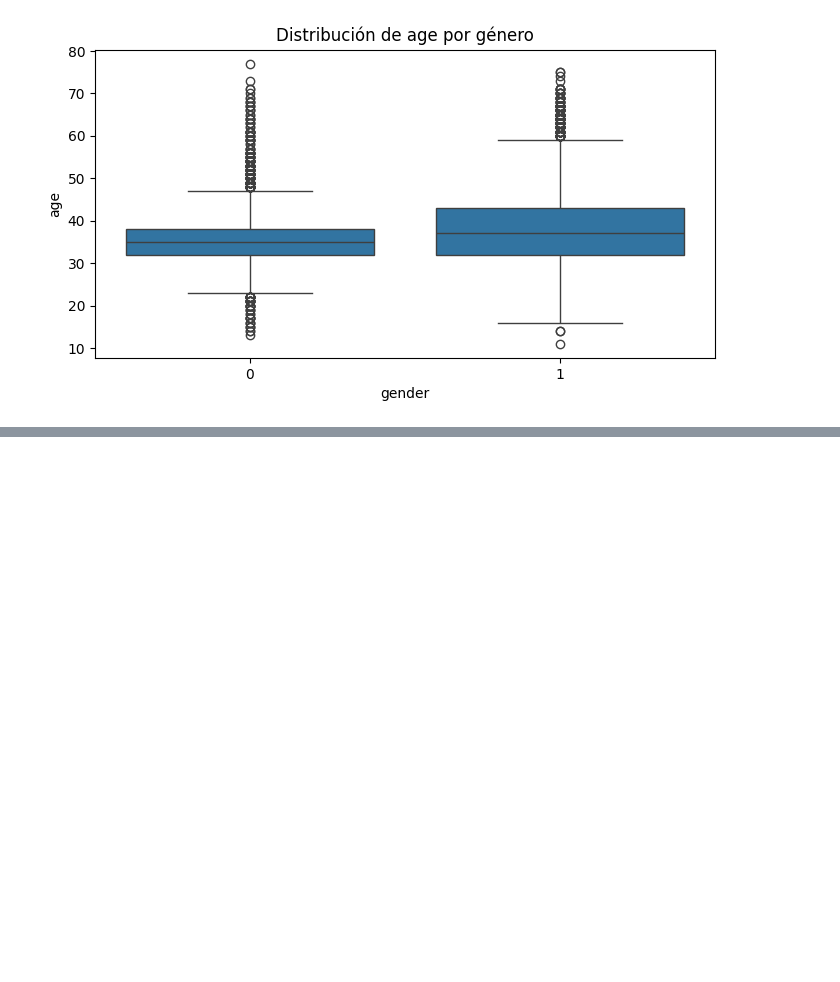
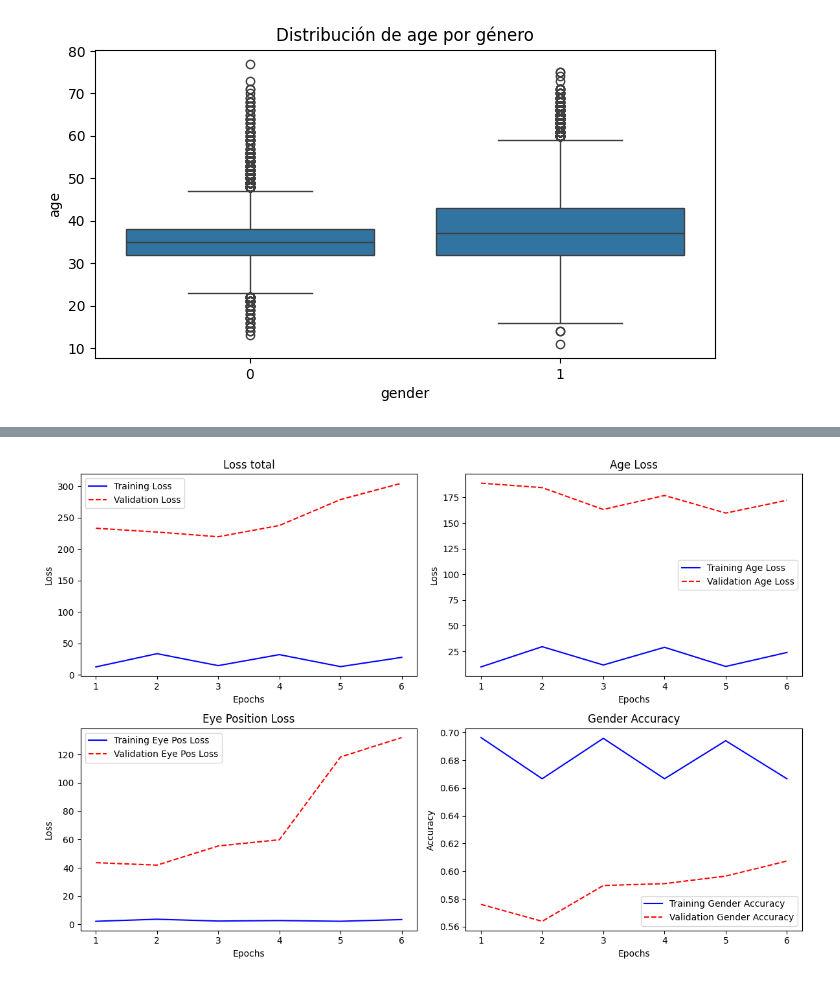
Before and after one commit to Alba251/face_detection, a Jupyter notebook: main.ipynb, the cells around one changed output, grey strips where cells are left out. Drawn from its saved outputs; the diff is of its cells as text; code cells hidden in the pictures; blank space fills up the shorter version.

```diff
--- a/main.ipynb
+++ b/main.ipynb
@@ -167,14 +149,13 @@ val_dataset = create_tf_dataset(images_val, genders_val, ages_val, eyes_val)
 test_dataset = create_tf_dataset(images_test, genders_test, ages_test, eyes_test)
 
 #AÑADE BATCH Y PREFETCH PARA MEJORAR EL RENDIMIENTO
-#BATCH_SIZE = 32
+BATCH_SIZE = 32
 
-#train_dataset = train_dataset.batch(BATCH_SIZE).prefetch(tf.data.AUTOTUNE)
-#val_dataset = val_dataset.batch(BATCH_SIZE).prefetch(tf.data.AUTOTUNE)
-#test_dataset = test_dataset.batch(BATCH_SIZE).prefetch(tf.data.AUTOTUNE)
+train_dataset = train_dataset.batch(BATCH_SIZE).prefetch(tf.data.AUTOTUNE)
+val_dataset = val_dataset.batch(BATCH_SIZE).prefetch(tf.data.AUTOTUNE)
+test_dataset = test_dataset.batch(BATCH_SIZE).prefetch(tf.data.AUTOTUNE)
 
 
 # Forzar una pequeña iteración para probar el generador
 for img, label in train_dataset.take(5):
-    print(label)
     pass  # solo itera, el print ya está en load_and_preprocess_image
@@ -221,10 +198,0 @@ model.compile(
-# %%
-#ENTRENAMOS EL MODELO
-
-history = model.fit(
-    train_dataset.batch(32).prefetch(tf.data.AUTOTUNE),
-    validation_data=val_dataset.batch(32).prefetch(tf.data.AUTOTUNE),
-    epochs=10
-)
-
-model.evaluate(test_dataset.batch(32))
@@ -233,0 +244,48 @@ KeyboardInterrupt:
+# %%
+def plot_training_history(history):
+    epochs = range(1, len(history.history['loss']) + 1)
+
+    # Plot loss total vs val_loss
+    plt.figure(figsize=(12, 8))
+    plt.subplot(2, 2, 1)
+    plt.plot(epochs, history.history['loss'], 'b-', label='Training Loss')
+    plt.plot(epochs, history.history['val_loss'], 'r--', label='Validation Loss')
+    plt.title('Loss total')
+    plt.xlabel('Epochs')
+    plt.ylabel('Loss')
+    plt.legend()
+
+    # Plot age_loss vs val_age_loss
+    plt.subplot(2, 2, 2)
+    plt.plot(epochs, history.history['age_loss'], 'b-', label='Training Age Loss')
+    plt.plot(epochs, history.history['val_age_loss'], 'r--', label='Validation Age Loss')
+    plt.title('Age Loss')
+    plt.xlabel('Epochs')
+    plt.ylabel('Loss')
+    plt.legend()
+
+    # Plot eye_pos_loss vs val_eye_pos_loss
+    plt.subplot(2, 2, 3)
+    plt.plot(epochs, history.history['eye_pos_loss'], 'b-', label='Training Eye Pos Loss')
+    plt.plot(epochs, history.history['val_eye_pos_loss'], 'r--', label='Validation Eye Pos Loss')
+    plt.title('Eye Position Loss')
+    plt.xlabel('Epochs')
+    plt.ylabel('Loss')
+    plt.legend()
+
+    # Plot gender_accuracy vs val_gender_accuracy
+    plt.subplot(2, 2, 4)
+    plt.plot(epochs, history.history['gender_accuracy'], 'b-', label='Training Gender Accuracy')
+    plt.plot(epochs, history.history['val_gender_accuracy'], 'r--', label='Validation Gender Accuracy')
+    plt.title('Gender Accuracy')
+    plt.xlabel('Epochs')
+    plt.ylabel('Accuracy')
+    plt.legend()
+
+    plt.tight_layout()
+    plt.show()
+
+# Llamar a la función con tu objeto history
+plot_training_history(history)
+# %% [output]
+[figure, added]
```
Also changed, not shown: parts of 7 cells of this notebook.
